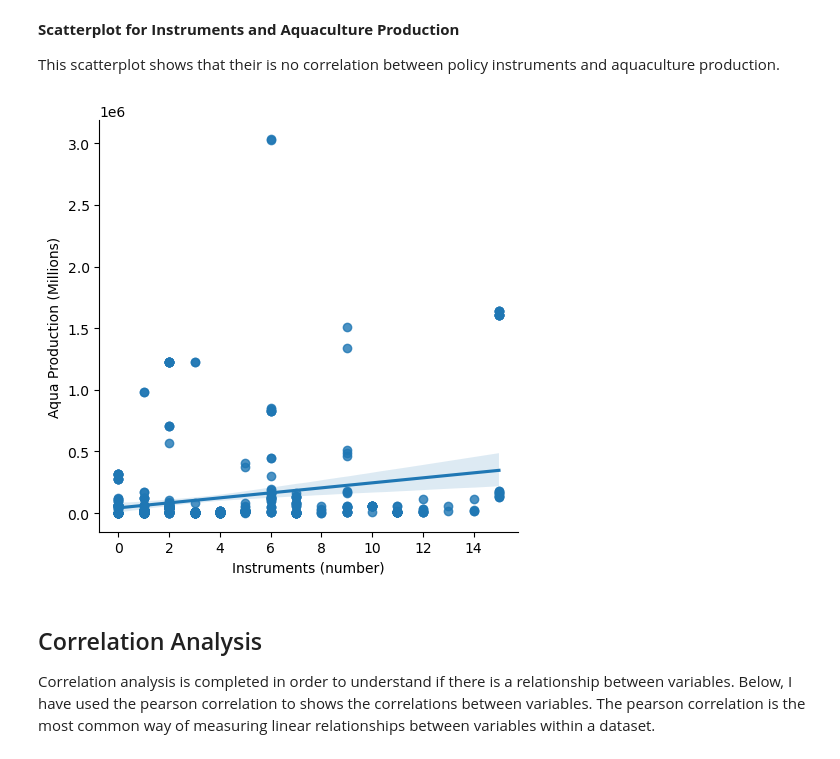
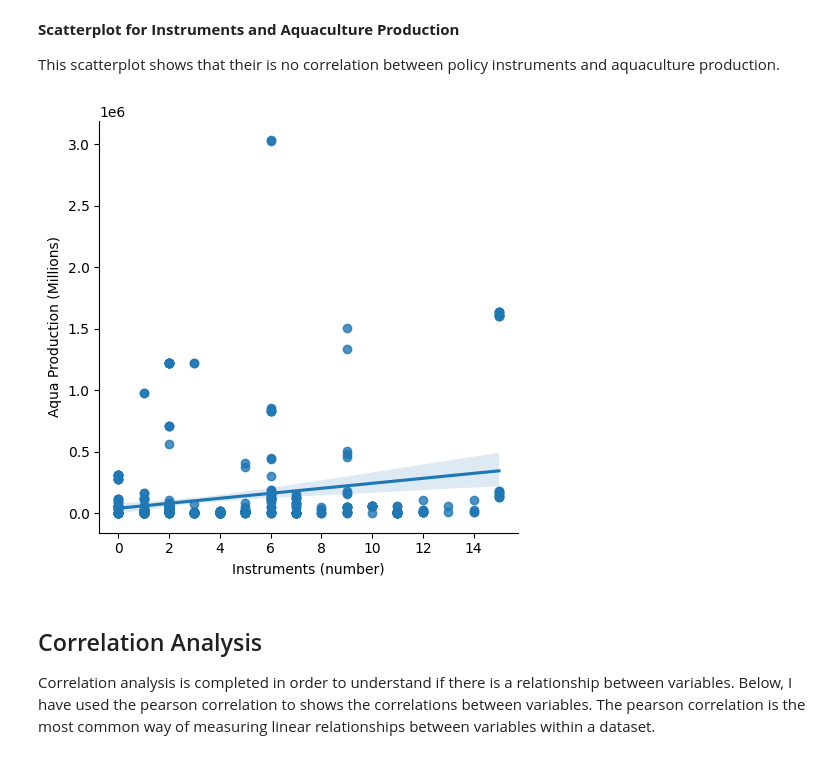
Before and after one commit to anly501/dsan-5000-project-kendallgilbert180, a Jupyter notebook: dsan-website/5000-website/eda/multivariate.ipynb, the cells around one changed output. Cells and saved outputs as stored; diff of their text form; code cells hidden in the pictures.

```diff
--- a/dsan-website/5000-website/eda/multivariate.ipynb
+++ b/dsan-website/5000-website/eda/multivariate.ipynb
@@ -54,13 +58,15 @@ This scatterplot shows that their is no correlation between policy instruments a
 # %%
 #| code-fold: true
 sns.lmplot(
     data=merged,
     x="Instruments (number)",
     y="Aqua Production (Millions)"
     )
+
+plt.tight_layout()
 plt.show()
 # %% [output]
-[figure, old version]
+[figure, new version]
 # %% [markdown]
 ## Correlation Analysis
 
```
Also changed, not shown: parts of 5 cells of this notebook, 48 other files.
